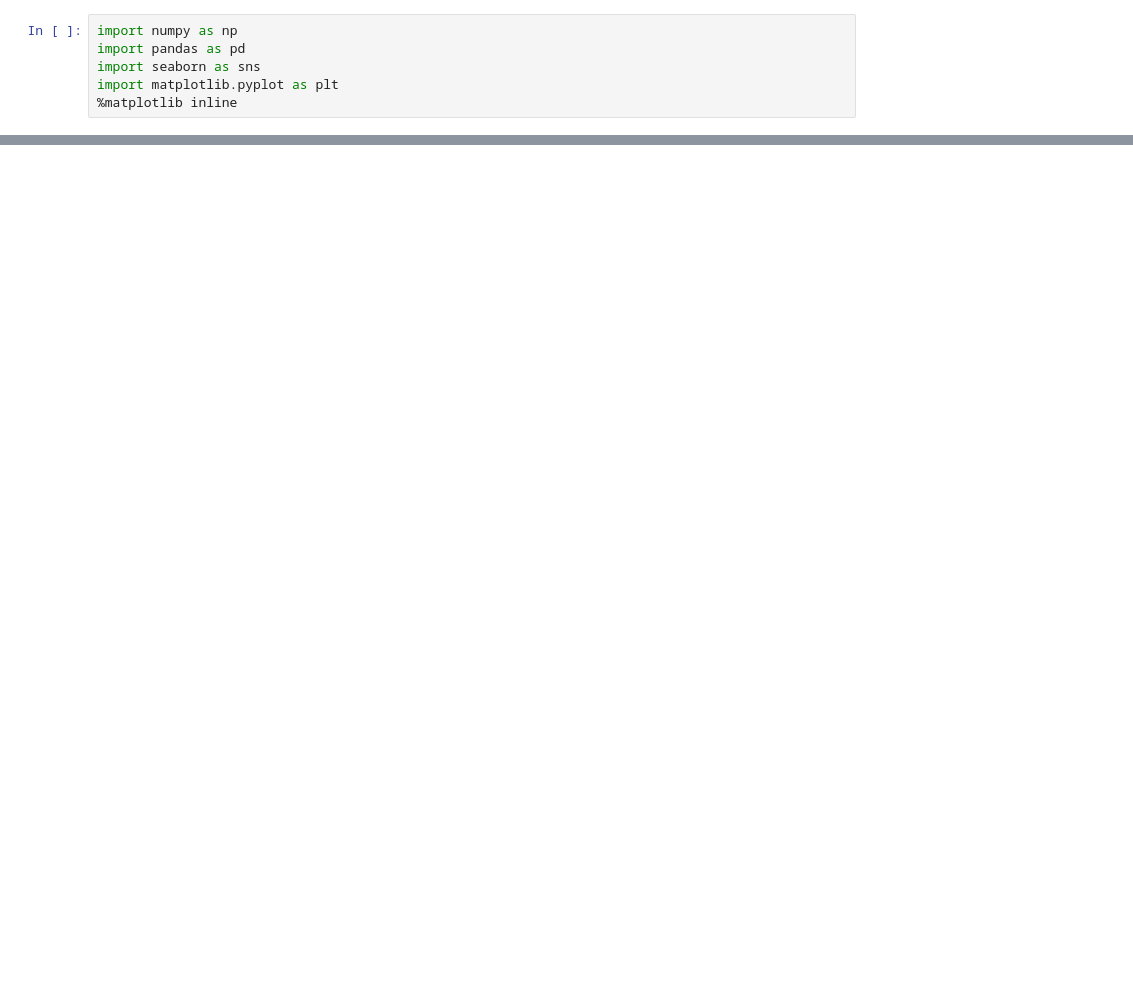
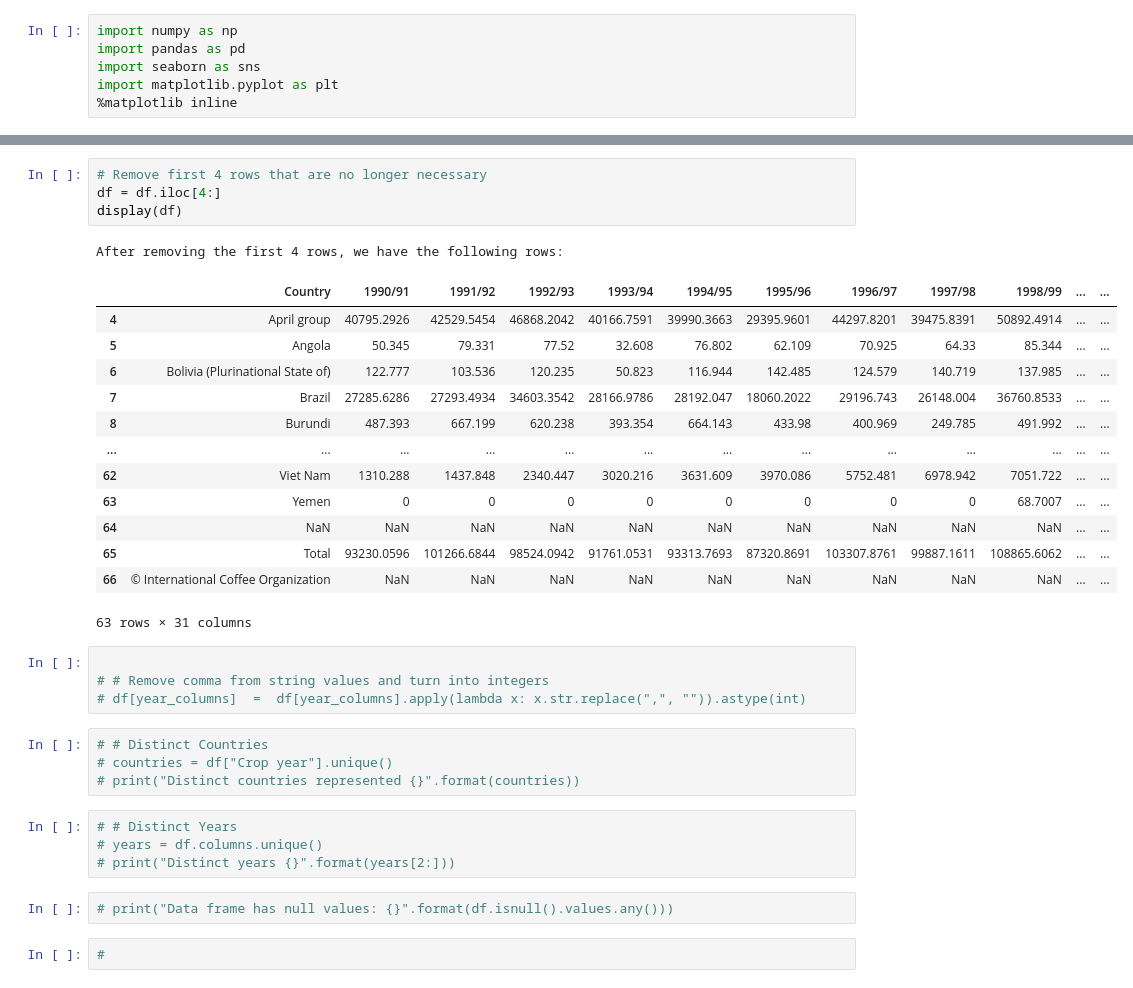
Before and after one commit to hpuma/global-coffee-trade-historical-data, a Jupyter notebook: curation/tp_data_wrangling.ipynb, the cells around one changed output, grey strips where cells are left out. Cells and saved outputs as stored; diff of their text form; blank space fills up the shorter version.

```diff
--- a/curation/tp_data_wrangling.ipynb
+++ b/curation/tp_data_wrangling.ipynb
@@ -85,0 +46,35 @@ df["year"] = df["year"].str[:-3]
+# %%
+# Remove first 4 rows that are no longer necessary
+df = df.iloc[4:]
+display(df)
+# %% [output]
+After removing the first 4 rows, we have the following rows:
+|  | Country | 1990/91 | 1991/92 | 1992/93 | 1993/94 | 1994/95 | 1995/96 | 1996/97 | 1997/98 | 1998/99 | ... | ... |
+| 4 | April group | 40795.2926 | 42529.5454 | 46868.2042 | 40166.7591 | 39990.3663 | 29395.9601 | 44297.8201 | 39475.8391 | 50892.4914 | ... | ... |
+| 5 | Angola | 50.345 | 79.331 | 77.52 | 32.608 | 76.802 | 62.109 | 70.925 | 64.33 | 85.344 | ... | ... |
+| 6 | Bolivia (Plurinational State of) | 122.777 | 103.536 | 120.235 | 50.823 | 116.944 | 142.485 | 124.579 | 140.719 | 137.985 | ... | ... |
+| 7 | Brazil | 27285.6286 | 27293.4934 | 34603.3542 | 28166.9786 | 28192.047 | 18060.2022 | 29196.743 | 26148.004 | 36760.8533 | ... | ... |
+| 8 | Burundi | 487.393 | 667.199 | 620.238 | 393.354 | 664.143 | 433.98 | 400.969 | 249.785 | 491.992 | ... | ... |
+| ... | ... | ... | ... | ... | ... | ... | ... | ... | ... | ... | ... | ... |
+| 62 | Viet Nam | 1310.288 | 1437.848 | 2340.447 | 3020.216 | 3631.609 | 3970.086 | 5752.481 | 6978.942 | 7051.722 | ... | ... |
+| 63 | Yemen | 0 | 0 | 0 | 0 | 0 | 0 | 0 | 0 | 68.7007 | ... | ... |
+| 64 | NaN | NaN | NaN | NaN | NaN | NaN | NaN | NaN | NaN | NaN | ... | ... |
+| 65 | Total | 93230.0596 | 101266.6844 | 98524.0942 | 91761.0531 | 93313.7693 | 87320.8691 | 103307.8761 | 99887.1611 | 108865.6062 | ... | ... |
+| 66 | © International Coffee Organization | NaN | NaN | NaN | NaN | NaN | NaN | NaN | NaN | NaN | ... | ... |
+63 rows × 31 columns
+# %%
+
+# # Remove comma from string values and turn into integers
+# df[year_columns]  =  df[year_columns].apply(lambda x: x.str.replace(",", "")).astype(int)
+# %%
+# # Distinct Countries
+# countries = df["Crop year"].unique()
+# print("Distinct countries represented {}".format(countries))
+# %%
+# # Distinct Years
+# years = df.columns.unique()
+# print("Distinct years {}".format(years[2:]))
+# %%
+# print("Data frame has null values: {}".format(df.isnull().values.any()))
+# %%
+#
```
Also changed, not shown: parts of 13 cells of this notebook.
